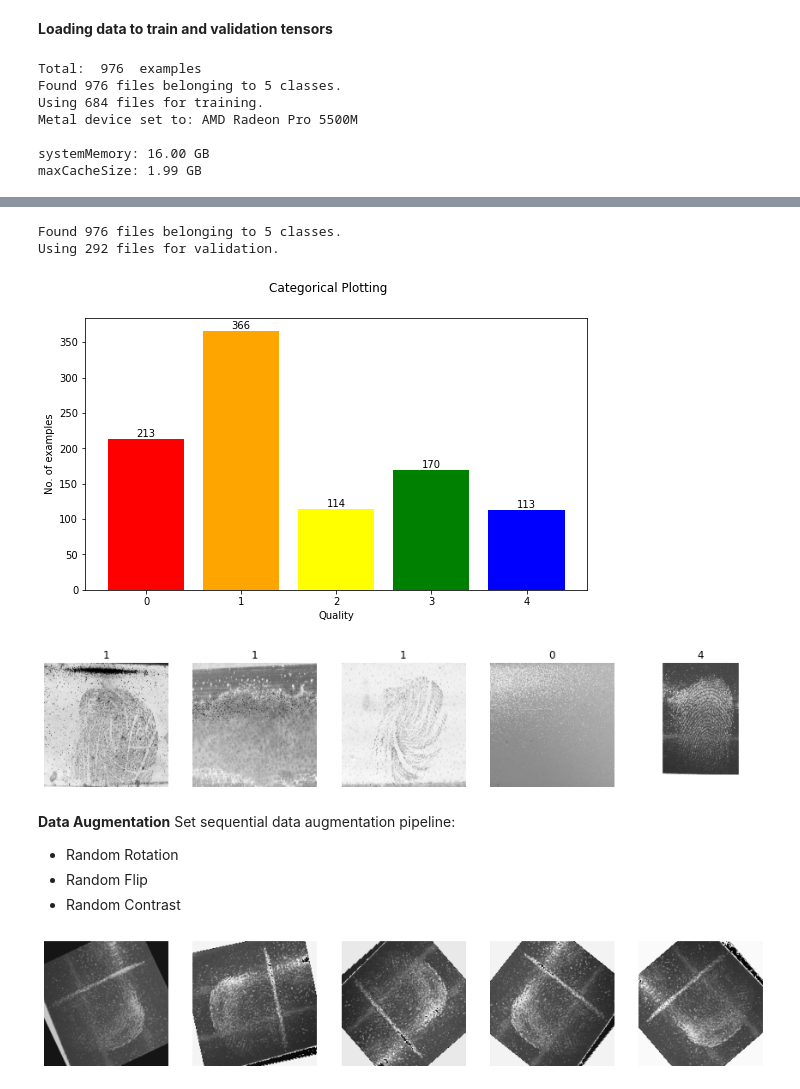
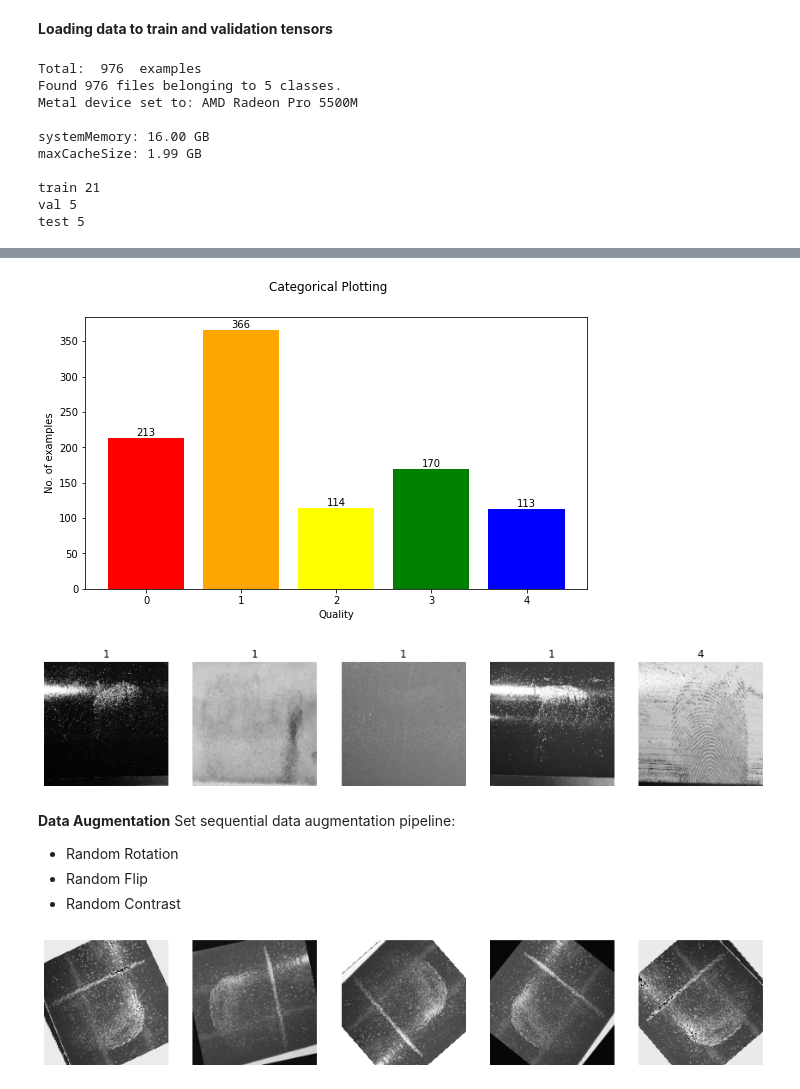
Before and after one commit to KobiAms/FingerprintsQuality, a Jupyter notebook: FP_classification.ipynb, the cells around one changed output, grey strips where cells are left out. Cells and saved outputs as stored; diff of their text form; code cells hidden in the pictures.

```diff
--- a/FP_classification.ipynb
+++ b/FP_classification.ipynb
@@ -28,8 +49,8 @@ seed=9
 dirs = !ls Dataset
 
 data_dir = pathlib.Path('./Dataset')
-count = len(list(data_dir.glob('*/*.jpg')))
-print('Total: ', count, ' examples')
+DATASET_SIZE = len(list(data_dir.glob('*/*.jpg')))
+print('Total: ', DATASET_SIZE, ' examples')
 
 
 counts = []
@@ -45,32 +66,36 @@ axs.set_xlabel('Quality')
 axs.bar_label(axs.containers[0])
 fig.suptitle('Categorical Plotting')
 
-train_ds = tf.keras.utils.image_dataset_from_directory(
+full_dataset = tf.keras.utils.image_dataset_from_directory(
   data_dir,
-  validation_split=validation_split,
-  subset="training",
   seed=seed,
   image_size=(img_height, img_width),
   batch_size=batch_size,
   labels='inferred',
   label_mode='categorical',
   )
-train_ds = train_ds.prefetch(buffer_size=32)
 
-val_ds = tf.keras.utils.image_dataset_from_directory(
-  data_dir,
-  validation_split=validation_split,
-  subset="validation",
-  seed=seed,
-  image_size=(img_height, img_width),
-  batch_size=batch_size,
-  labels='inferred',
-  label_mode='categorical',
-  )
-val_ds = val_ds.prefetch(buffer_size=32)
+train_size = int(train_split * (DATASET_SIZE/batch_size))
+val_size = int(validation_split * (DATASET_SIZE/batch_size))
+test_size = int(test_split * (DATASET_SIZE/batch_size))
+
+full_dataset = full_dataset.shuffle(seed)
+train_dataset = full_dataset.take(train_size)
+test_dataset = full_dataset.skip(train_size)
+val_dataset = test_dataset.skip(val_size+1)
+test_dataset = test_dataset.take(test_size+1)
+
+print("train", len(train_dataset))
+print("val", len(val_dataset))
+print("test", len(test_dataset))
+
+train_dataset = train_dataset
+val_dataset = val_dataset
+test_dataset = test_dataset
+
 
 plt.figure(figsize=(15, 5))
-for images, labels in train_ds.take(1):
+for images, labels in train_dataset.take(1):
   for i in range(5):
     ax = plt.subplot(1, 5, i + 1)
     plt.imshow(images[i].numpy().astype("uint8"))
@@ -79,8 +104,11 @@ for images, labels in train_ds.take(1):
 # %% [output]
 Total:  976  examples
 Found 976 files belonging to 5 classes.
-Using 684 files for training.
 Metal device set to: AMD Radeon Pro 5500M
 
 systemMemory: 16.00 GB
 maxCacheSize: 1.99 GB
+
+train 21
+val 5
+test 5
@@ -91,7 +119,5 @@ To enable them in other operations, rebuild TensorFlow with the appropriate comp
-Found 976 files belonging to 5 classes.
-Using 292 files for validation.
 [figure]
-[figure, old version]
+[figure, new version]
 # %% [markdown]
 **Data Augmentation**
 Set sequential data augmentation pipeline:
@@ -107,12 +133,12 @@ data_augmentation.add(layers.RandomContrast(0.4, seed=None))
 
 plt.figure(figsize=(15, 5))
 with tf.device('/cpu:0'):
-    for images, _ in train_ds.take(1):
+    for images, _ in train_dataset.take(1):
         for i in range(5):
             augmented_images = data_augmentation(images)
             ax = plt.subplot(1, 5, i + 1)
             plt.imshow(augmented_images[0].numpy().astype("uint8"))
             plt.axis("off")
 # %% [output]
-[figure, old version]
+[figure, new version]
 # %%
```
Also changed, not shown: parts of 14 cells of this notebook, 2 other files.
